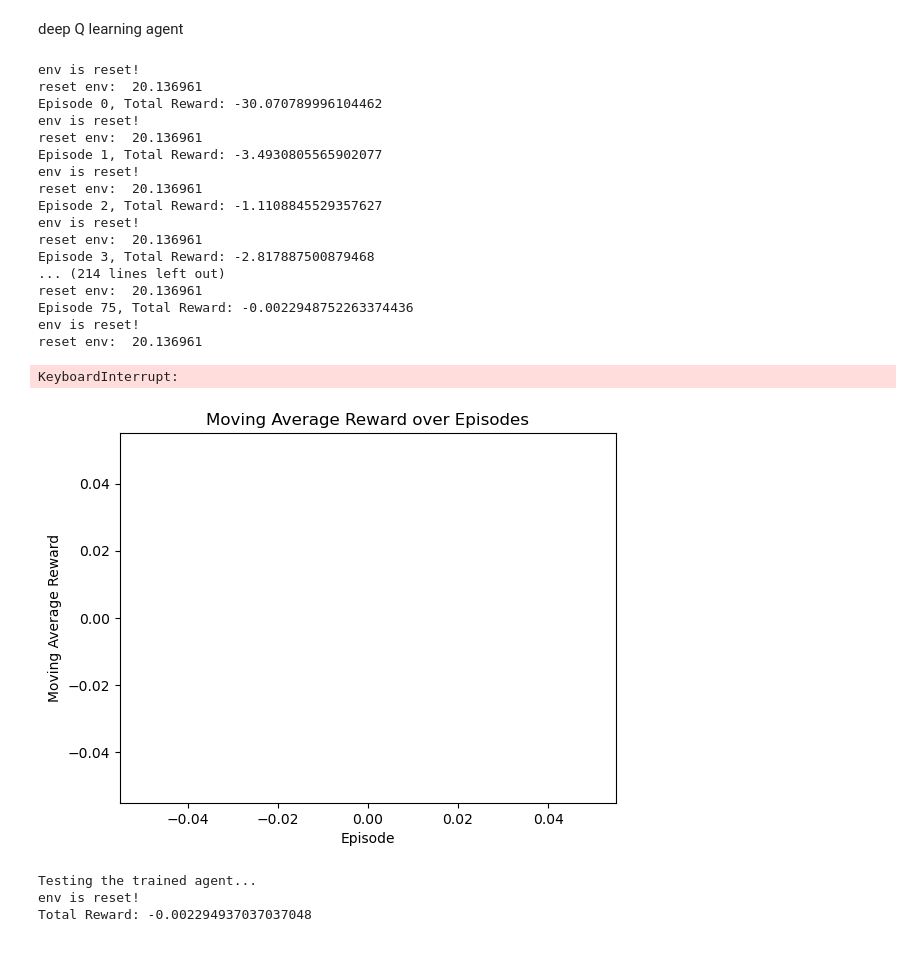
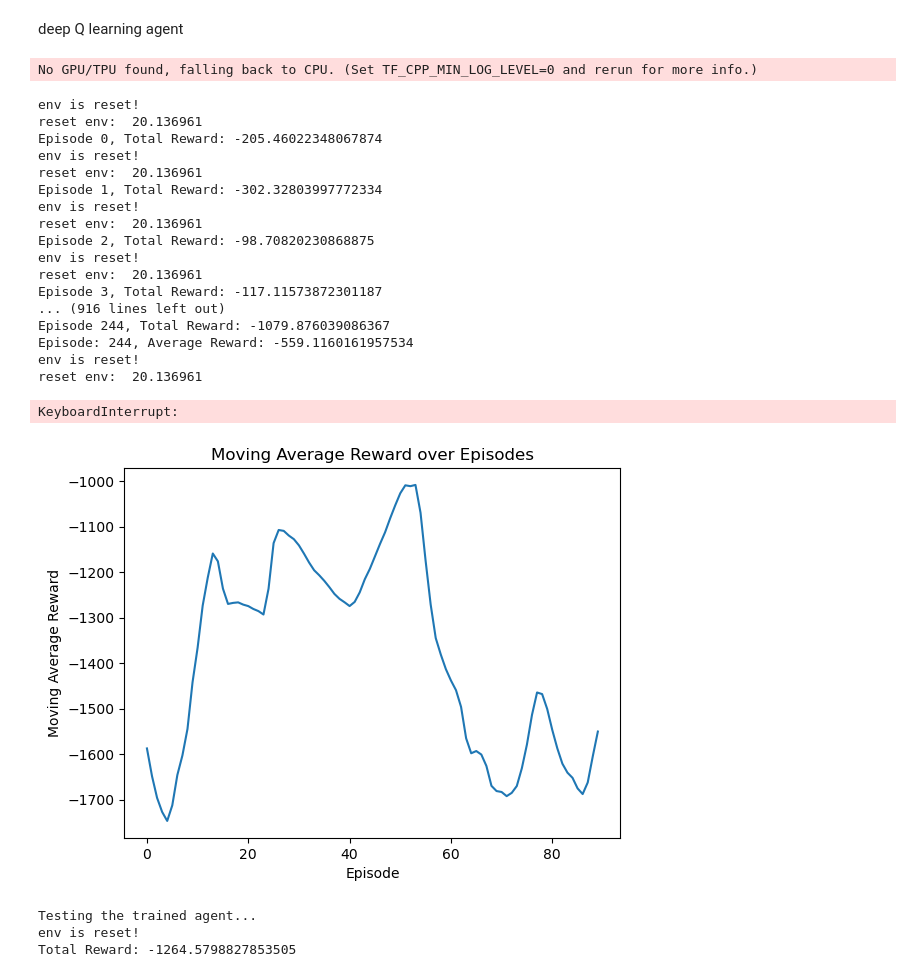
Before and after one commit to YangyangFu/dynax, a Jupyter notebook: resources/jax/drl/dqn-rc.ipynb, the cells around one changed output. Cells and saved outputs as stored; diff of their text form; code cells hidden in the pictures.

```diff
--- a/resources/jax/drl/dqn-rc.ipynb
+++ b/resources/jax/drl/dqn-rc.ipynb
@@ -132,7 +132,7 @@ import env
 ts = 195*24*3600
 ndays = 7
 te = ndays*24*3600 + ts
-weights = [100., 1., 0.] # for energy cost, dT, du
+weights = [1., 1., 1.] # for energy cost, dT, du
 cop = 1.0
 
 env = gym.make("R4C3Discrete-v0",
@@ -153,12 +153,12 @@ env = gym.make("R4C3Discrete-v0",
 state_dim = env.observation_space.shape[0]
 action_dim = env.action_space.n
 
-agent = DQNAgent(state_dim, action_dim, learning_rate=0.001, gamma=0.99, epsilon=1.0, epsilon_decay=0.99, epsilon_min=0.01, batch_size=64)
+agent = DQNAgent(state_dim, action_dim, learning_rate=0.001, gamma=0.99, epsilon=1.0, epsilon_decay=0.99, epsilon_min=0.01, batch_size=128)
 
-n_episodes = 100
+n_episodes = 500
 reward_history = []
 reward_threshold=175 # env.spec.reward_threshold
-solved_window = 20
+solved_window = 50
 
 for episode in range(n_episodes):
     state, _ = env.reset(seed=0)
@@ -199,39 +199,40 @@ plt.ylabel("Total Reward")
 plt.title("Historical Rewards for RC HVAC")
 plt.show()
 # %% [output]
-env is reset!
-reset env:  20.136961
-Episode 0, Total Reward: -30.070789996104462
-env is reset!
-reset env:  20.136961
-Episode 1, Total Reward: -3.4930805565902077
-env is reset!
-reset env:  20.136961
-Episode 2, Total Reward: -1.1108845529357627
-env is reset!
-reset env:  20.136961
-Episode 3, Total Reward: -2.817887500879468
-... (214 lines left out)
-reset env:  20.136961
-Episode 75, Total Reward: -0.0022948752263374436
-env is reset!
-reset env:  20.136961
+No GPU/TPU found, falling back to CPU. (Set TF_CPP_MIN_LOG_LEVEL=0 and rerun for more info.)
-KeyboardInterrupt:
+env is reset!
+reset env:  20.136961
+Episode 0, Total Reward: -205.46022348067874
+env is reset!
+reset env:  20.136961
+Episode 1, Total Reward: -302.32803997772334
+env is reset!
+reset env:  20.136961
+Episode 2, Total Reward: -98.70820230868875
+env is reset!
+reset env:  20.136961
+Episode 3, Total Reward: -117.11573872301187
+... (916 lines left out)
+Episode 244, Total Reward: -1079.876039086367
+Episode: 244, Average Reward: -559.1160161957534
+env is reset!
+reset env:  20.136961
+KeyboardInterrupt:
 # %%
 # plot training
-def plot_moving_average_reward(episode_rewards, window_size=100):
+def plot_moving_average_reward(episode_rewards, window_size=10):
     cumsum_rewards = np.cumsum(episode_rewards)
     moving_avg_rewards = (cumsum_rewards[window_size:] - cumsum_rewards[:-window_size]) / window_size
 
     plt.plot(moving_avg_rewards)
     plt.xlabel('Episode')
     plt.ylabel('Moving Average Reward')
     plt.title('Moving Average Reward over Episodes')
     plt.show()
 
 plot_moving_average_reward(reward_history)
 # %% [output]
-[figure, old version]
+[figure, new version]
 # %%
 # need a virtual display for rendering in docker
 from pyvirtualdisplay import Display
@@ -274,7 +275,7 @@ env.close()
 # %% [output]
 Testing the trained agent...
 env is reset!
-Total Reward: -0.002294937037037048
+Total Reward: -1264.5798827853505
 # %%
 
 n_days = step_in_episode*dt // (3600*24)
```
Also changed, not shown: parts of 2 cells of this notebook, 2 other files.
